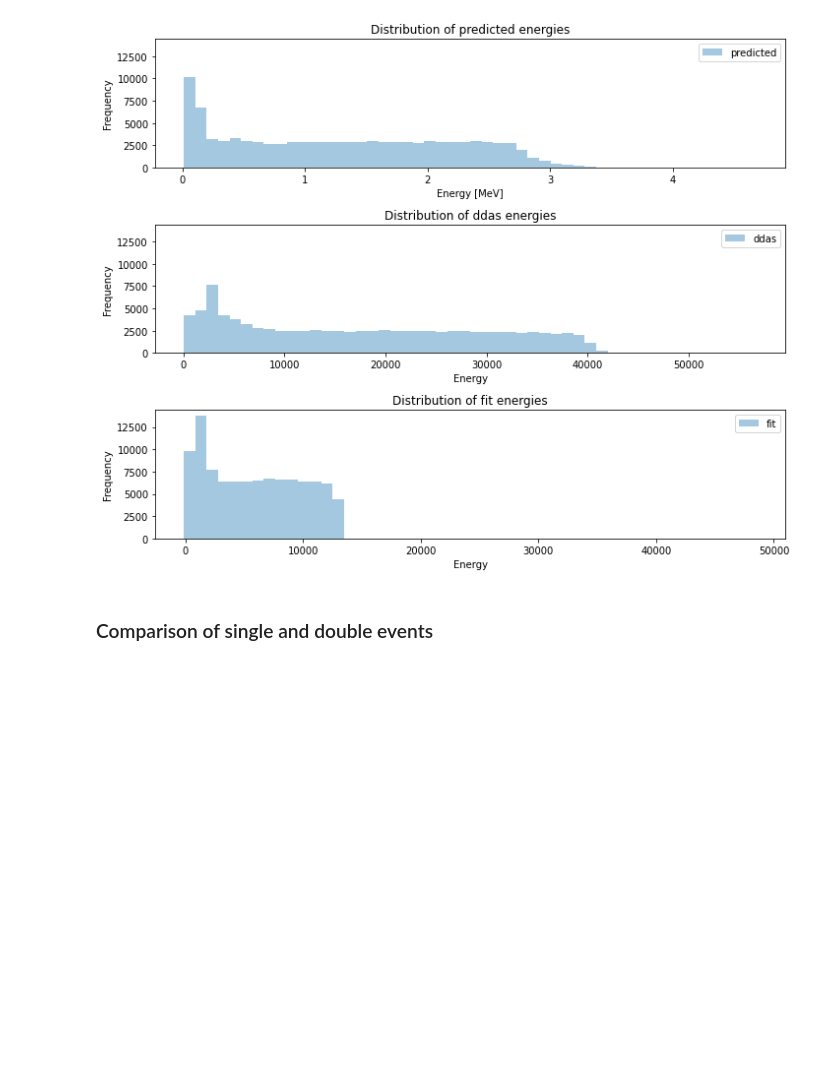
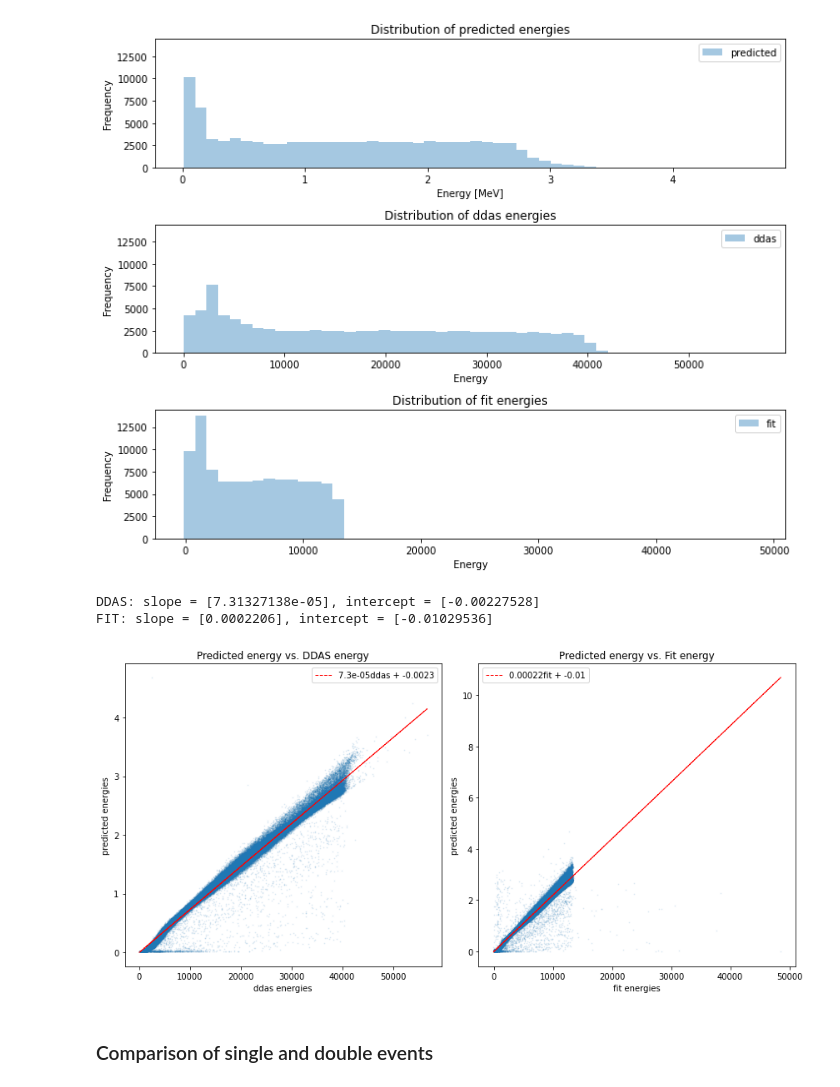
Before and after one commit to geirtul/master_analysis, a Jupyter notebook: notebooks/summary/summary.ipynb, the cells around one changed output. Cells and saved outputs as stored; diff of their text form; code cells hidden in the pictures; blank space fills up the shorter version.

```diff
--- a/notebooks/summary/summary.ipynb
+++ b/notebooks/summary/summary.ipynb
@@ -661,6 +658,32 @@ ax[2].legend()
 fig.tight_layout()
 # %% [output]
 [figure]
+# %%
+# scatterplot with linear fit
+a_ddas, b_ddas = np.polyfit(ddas_e, pred_e, 1)
+a_fit, b_fit = np.polyfit(fit_e, pred_e, 1)
+print("DDAS: slope = {}, intercept = {}".format(a_ddas, b_ddas))
+print("FIT: slope = {}, intercept = {}".format(a_fit, b_fit))
+
+fig, ax = plt.subplots(1, 2, figsize=(12,6))
+ax[0].scatter(ddas_e, pred_e, alpha=0.1, s=0.75)
+ax[0].plot(ddas_e, a_ddas*ddas_e  + b_ddas, 'r--', lw=1, label='{:.2g}ddas + {:.2g}'.format(a_ddas[0], b_ddas[0]))
+ax[0].set_xlabel("ddas energies")
+ax[0].set_ylabel("predicted energies")
+ax[0].set_title("Predicted energy vs. DDAS energy")
+ax[0].legend()
+ax[1].scatter(fit_e, pred_e, alpha=0.1, s=0.75)
+ax[1].plot(fit_e, a_fit*fit_e  + b_fit, 'r--', lw=1, label='{:.2g}fit + {:.2g}'.format(a_fit[0], b_fit[0]))
+ax[1].set_xlabel("fit energies")
+ax[1].set_ylabel("predicted energies")
+ax[1].set_title("Predicted energy vs. Fit energy")
+ax[1].legend()
+fig.tight_layout()
+#fig.savefig("slopes.png")
+# %% [output]
+DDAS: slope = [7.31327138e-05], intercept = [-0.00227528]
+FIT: slope = [0.0002206], intercept = [-0.01029536]
+[figure, added]
 # %% [markdown]
 ### Comparison of single and double events
 # %%
```
Also changed, not shown: parts of 1 cell of this notebook, 3 other files.
